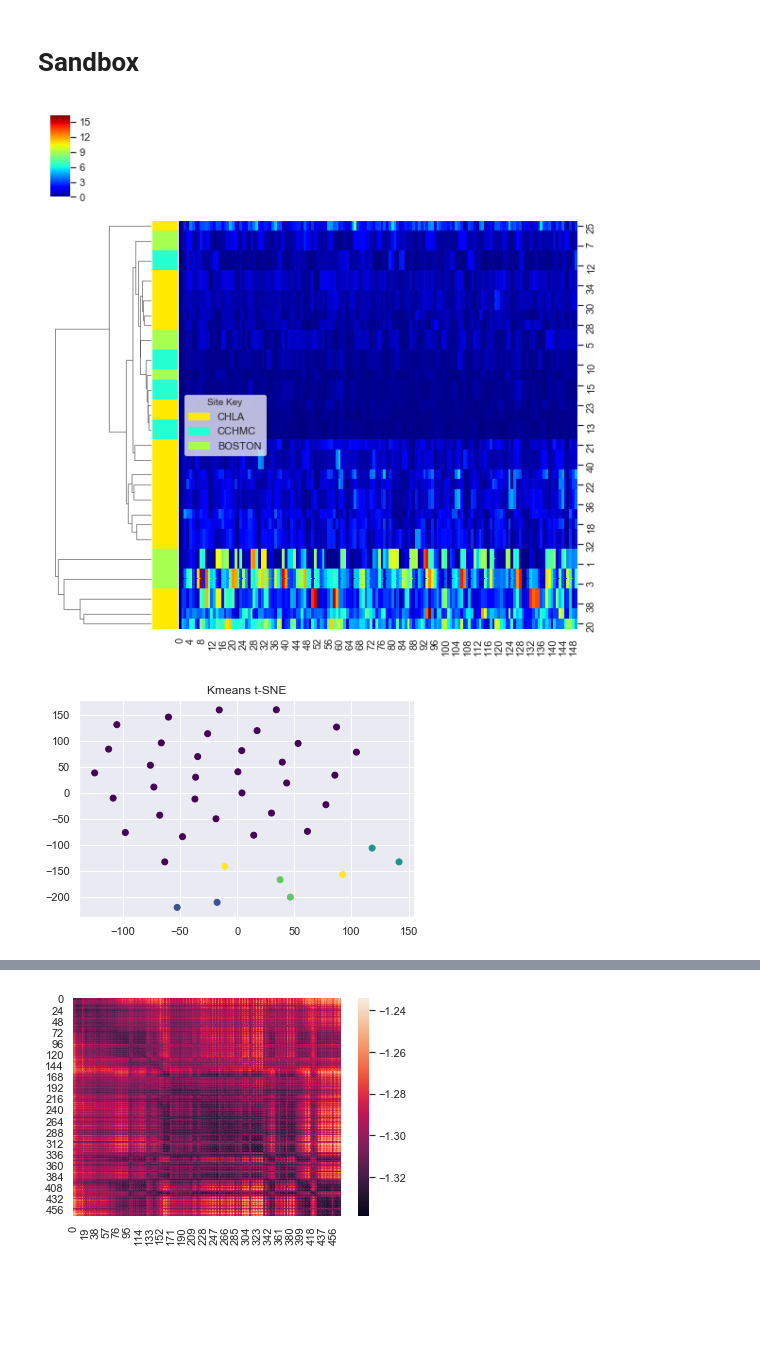
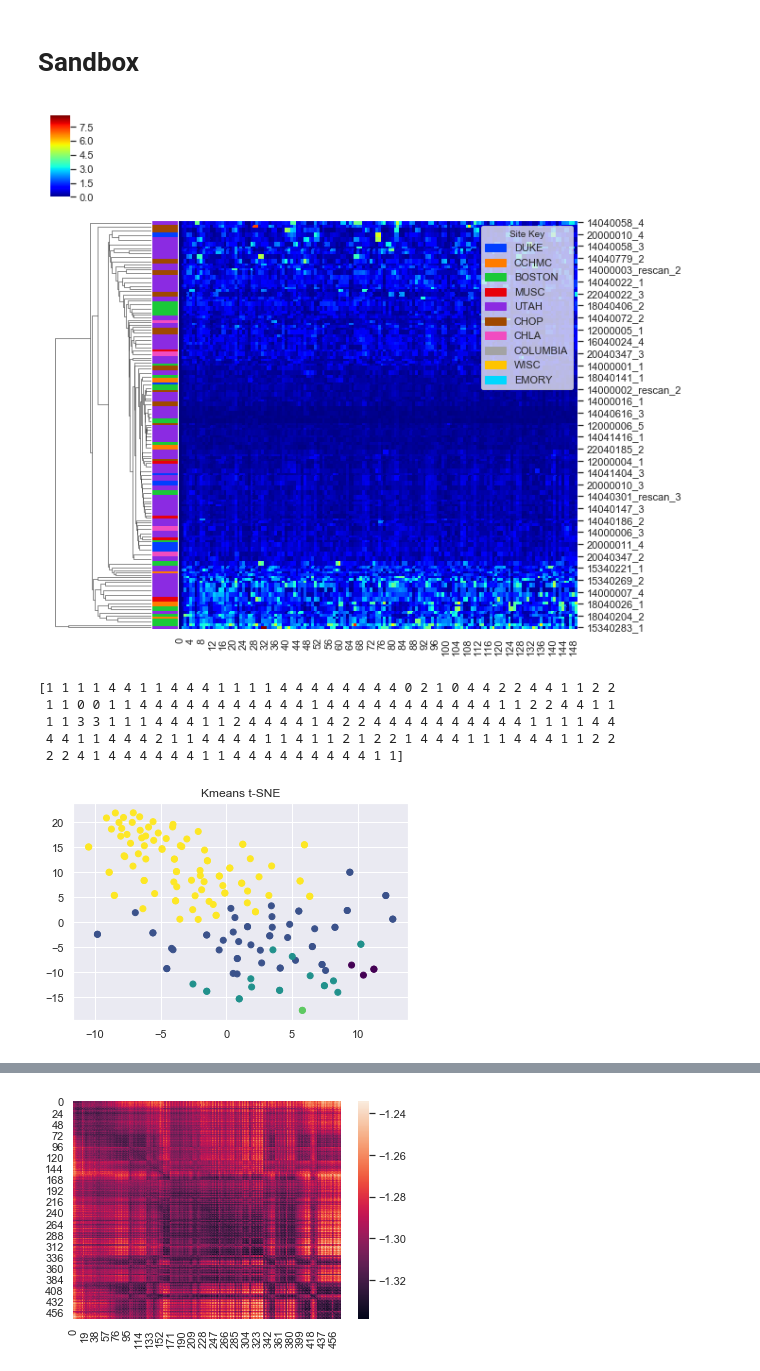
Before and after one commit to jmschabdach/markov-movement-correction, a Jupyter notebook: ml_code/ML.ipynb, the cells around one changed output, grey strips where cells are left out. Drawn from its saved outputs; the diff is of its cells as text; code cells hidden in the pictures; blank space fills up the shorter version.

```diff
--- a/ml_code/ML.ipynb
+++ b/ml_code/ML.ipynb
@@ -104,0 +190,5 @@ siteDict
+# %%
+# Convert arrays to dataframes for cleaning
+df_fd_dag = convertArrayToDataFrame(fd_dag, subjId)
+df_dvars_dag = convertArrayToDataFrame(dvars_dag, subjId)
+df_classes = convertArrayToDataFrame(siteClasses, subjId)
@@ -104,0 +218,7 @@ siteDict
+# %%
+highMotion = identifyOutliers(df_fd_dag)
+highMotion.extend(identifyOutliers(df_dvars_dag))
+highMotion = list(set(highMotion))
+print("Number of high motion:",len(highMotion))
+print("Total images:         ", df_fd_dag.shape[0])
+print("Remaining images:     ", df_fd_dag.shape[0] - len(highMotion))
@@ -105,3 +229,8 @@ siteDict
+# %%
+# Remove the high motion images from the data and the classes
+df_fd_dag = df_fd_dag.drop(highMotion)
+df_dvars_dag = df_dvars_dag.drop(highMotion)
+df_classes = df_classes.drop(highMotion)
 # %% [markdown]
 # Make figures (functions)
 # %%
@@ -140,17 +269,19 @@ def showClusterResults(features, classes, title=""):
 # %% [markdown]
 # Unsupervised ML Functions
 # %%
-def agglomerativeClustering(data, classes):
-    colors=[float(hash(c) % 256)/256 for c in classes]
-    legend = [mpatches.Patch(color=cm.jet(float(hash(c) % 256)/256), label=c) for c in list(set(classes))]
+def agglomerativeClustering(data, classes, sitesLookup):
+    current_palette = sns.color_palette("bright")
+    colors=[current_palette[sitesLookup[c]] for c in classes]
+    legend = [mpatches.Patch(color=current_palette[sitesLookup[c]], label=c) for c in list(set(classes))]
     # sns.clustermap # https://seaborn.pydata.org/generated/seaborn.clustermap.html
     # cosine distance # https://docs.scipy.org/doc/scipy/reference/generated/scipy.spatial.distance.pdist.html
     # linkage? # https://docs.scipy.org/doc/scipy/reference/generated/scipy.cluster.hierarchy.linkage.html
     g = sns.clustermap(data,
                        col_cluster=False,
-                       row_colors=cm.jet(colors),
+                       row_colors=colors,
                        cmap="jet") #, metric='cosine')
-    l = g.ax_heatmap.legend(loc='center left', handles=legend, frameon=True)
+
+    l = g.ax_heatmap.legend(loc='upper right', handles=legend, frameon=True)
     l.set_title(title='Site Key')
 # %%
 def kmeansClustering(data, k):
@@ -179,17 +342,24 @@ def generateNN(): # lstm neural network
 # Sandbox
 # %%
 # Testing agglomerative clustering
-agglomerativeClustering(fd[:41], siteClasses[:41])
+agglomerativeClustering(df_fd_dag, siteClasses, siteDict)
 # %% [output]
-[figure, old version]
+[figure, new version]
 # %%
 # Testing k-means
-y_kmeans, centers = kmeansClustering(fd[:41], 5)
+y_kmeans = kmeansClustering(df_fd_dag.values, 5)
+print(y_kmeans)
+# %% [output]
+[1 1 1 1 4 4 1 1 4 4 4 1 1 1 1 4 4 4 4 4 4 4 4 0 2 1 0 4 4 2 2 4 4 1 1 2 2
+ 1 1 0 0 1 1 4 4 4 4 4 4 4 4 4 4 4 1 4 4 4 4 4 4 4 4 4 4 4 1 1 2 2 4 4 1 1
+ 1 1 3 3 1 1 1 4 4 4 1 1 2 4 4 4 4 1 4 2 2 4 4 4 4 4 4 4 4 4 4 1 1 1 1 4 4
+ 4 4 1 1 4 4 4 2 1 1 4 4 4 4 1 1 4 1 1 2 1 2 2 1 4 4 4 1 1 1 4 4 4 1 1 2 2
+ 2 2 4 1 4 4 4 4 4 4 1 1 4 4 4 4 4 4 4 4 4 1 1]
 # %%
 # Testing TSNE
-tsne_features = performTSNE(fd[:41])
+tsne_features = performTSNE(df_fd_dag)
 showClusterResults(tsne_features, y_kmeans, title="Kmeans t-SNE")
 # %% [output]
-[figure, old version]
+[figure, new version]
 # %%
 # Testing PCA
```
Also changed, not shown: parts of 24 cells of this notebook, 1 other file.
